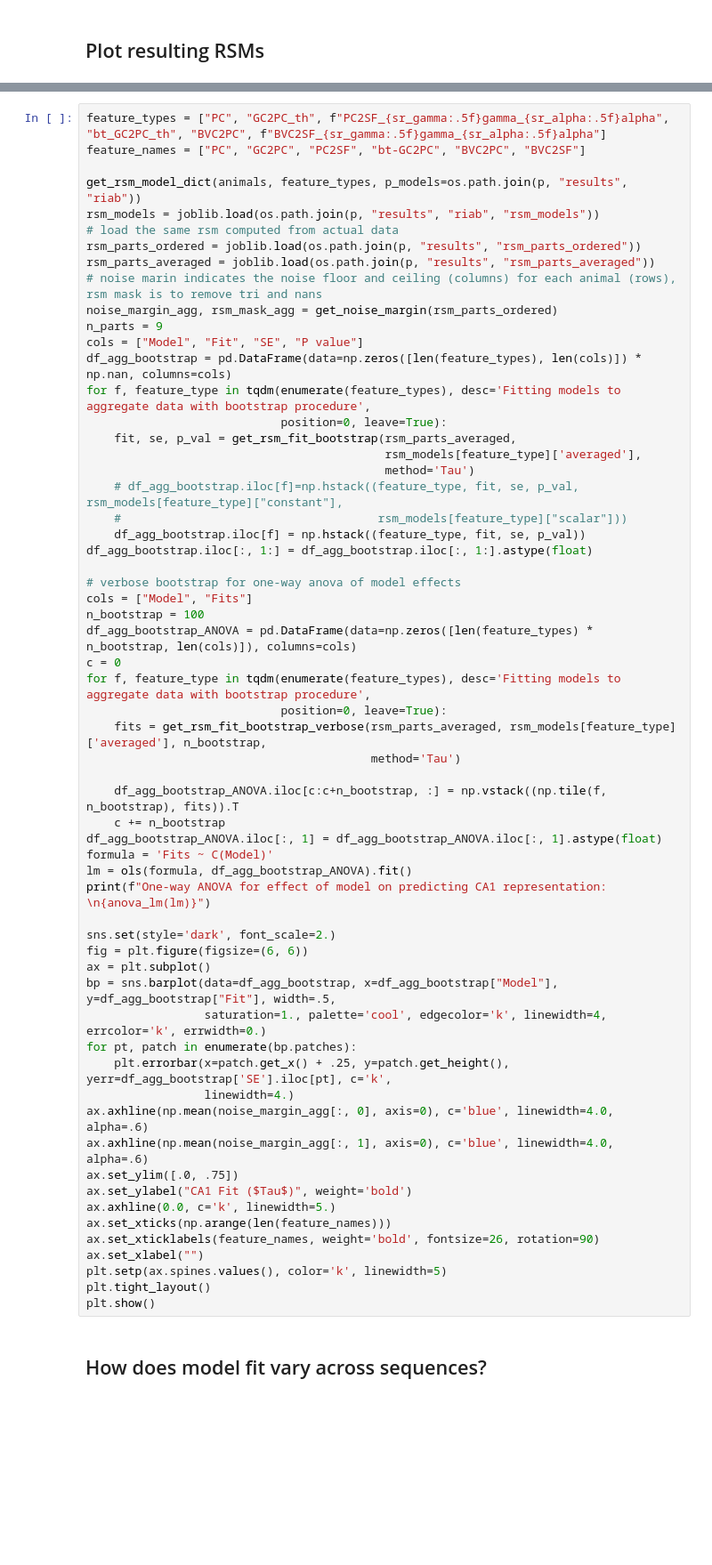
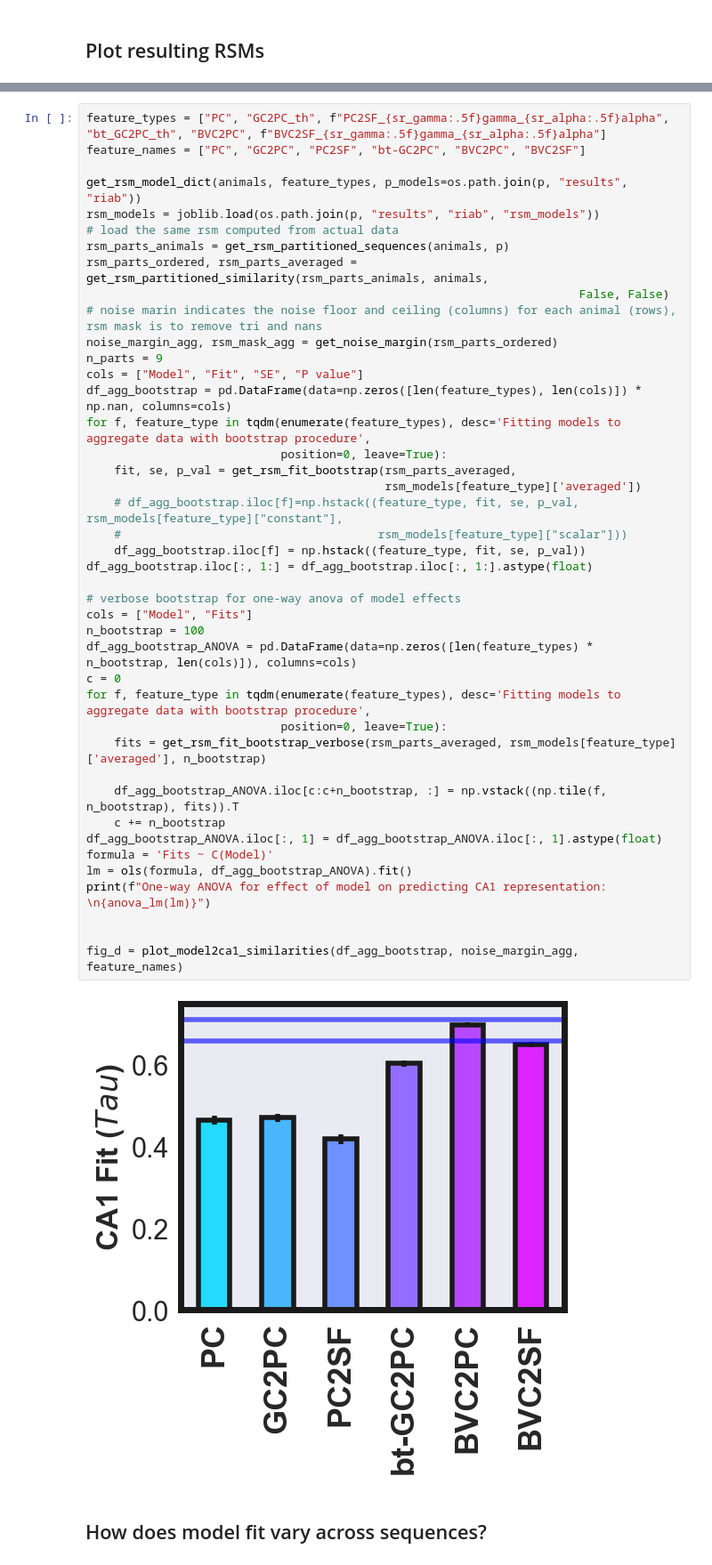
Before and after one commit to jquinnlee/georepca1, a Jupyter notebook: georepca1/demos/georep_hpc_figure4.ipynb, the cells around one changed output, grey strips where cells are left out. Shown at 89% size. Saved outputs shown, nothing was run; the diff lists cells and outputs as text; blank space fills up the shorter version.

```diff
--- a/georepca1/demos/georep_hpc_figure4.ipynb
+++ b/georepca1/demos/georep_hpc_figure4.ipynb
@@ -189,59 +192,43 @@ feature_names = ["PC", "GC2PC", "PC2SF", "bt-GC2PC", "BVC2PC", "BVC2SF"]
 get_rsm_model_dict(animals, feature_types, p_models=os.path.join(p, "results", "riab"))
 rsm_models = joblib.load(os.path.join(p, "results", "riab", "rsm_models"))
 # load the same rsm computed from actual data
-rsm_parts_ordered = joblib.load(os.path.join(p, "results", "rsm_parts_ordered"))
-rsm_parts_averaged = joblib.load(os.path.join(p, "results", "rsm_parts_averaged"))
+rsm_parts_animals = get_rsm_partitioned_sequences(animals, p)
+rsm_parts_ordered, rsm_parts_averaged = get_rsm_partitioned_similarity(rsm_parts_animals, animals,
+                                                                       False, False)
 # noise marin indicates the noise floor and ceiling (columns) for each animal (rows), rsm mask is to remove tri and nans
 noise_margin_agg, rsm_mask_agg = get_noise_margin(rsm_parts_ordered)
 n_parts = 9
 cols = ["Model", "Fit", "SE", "P value"]
 df_agg_bootstrap = pd.DataFrame(data=np.zeros([len(feature_types), len(cols)]) * np.nan, columns=cols)
 for f, feature_type in tqdm(enumerate(feature_types), desc='Fitting models to aggregate data with bootstrap procedure',
                             position=0, leave=True):
     fit, se, p_val = get_rsm_fit_bootstrap(rsm_parts_averaged,
-                                           rsm_models[feature_type]['averaged'],
-                                           method='Tau')
+                                           rsm_models[feature_type]['averaged'])
     # df_agg_bootstrap.iloc[f]=np.hstack((feature_type, fit, se, p_val, rsm_models[feature_type]["constant"],
     #                                     rsm_models[feature_type]["scalar"]))
     df_agg_bootstrap.iloc[f] = np.hstack((feature_type, fit, se, p_val))
 df_agg_bootstrap.iloc[:, 1:] = df_agg_bootstrap.iloc[:, 1:].astype(float)
 
 # verbose bootstrap for one-way anova of model effects
 cols = ["Model", "Fits"]
 n_bootstrap = 100
 df_agg_bootstrap_ANOVA = pd.DataFrame(data=np.zeros([len(feature_types) * n_bootstrap, len(cols)]), columns=cols)
 c = 0
 for f, feature_type in tqdm(enumerate(feature_types), desc='Fitting models to aggregate data with bootstrap procedure',
                             position=0, leave=True):
-    fits = get_rsm_fit_bootstrap_verbose(rsm_parts_averaged, rsm_models[feature_type]['averaged'], n_bootstrap,
-                                         method='Tau')
+    fits = get_rsm_fit_bootstrap_verbose(rsm_parts_averaged, rsm_models[feature_type]['averaged'], n_bootstrap)
 
     df_agg_bootstrap_ANOVA.iloc[c:c+n_bootstrap, :] = np.vstack((np.tile(f, n_bootstrap), fits)).T
     c += n_bootstrap
 df_agg_bootstrap_ANOVA.iloc[:, 1] = df_agg_bootstrap_ANOVA.iloc[:, 1].astype(float)
 formula = 'Fits ~ C(Model)'
 lm = ols(formula, df_agg_bootstrap_ANOVA).fit()
 print(f"One-way ANOVA for effect of model on predicting CA1 representation: \n{anova_lm(lm)}")
 
-sns.set(style='dark', font_scale=2.)
-fig = plt.figure(figsize=(6, 6))
-ax = plt.subplot()
-bp = sns.barplot(data=df_agg_bootstrap, x=df_agg_bootstrap["Model"], y=df_agg_bootstrap["Fit"], width=.5,
-                 saturation=1., palette='cool', edgecolor='k', linewidth=4, errcolor='k', errwidth=0.)
-for pt, patch in enumerate(bp.patches):
-    plt.errorbar(x=patch.get_x() + .25, y=patch.get_height(), yerr=df_agg_bootstrap['SE'].iloc[pt], c='k',
-                 linewidth=4.)
-ax.axhline(np.mean(noise_margin_agg[:, 0], axis=0), c='blue', linewidth=4.0, alpha=.6)
-ax.axhline(np.mean(noise_margin_agg[:, 1], axis=0), c='blue', linewidth=4.0, alpha=.6)
-ax.set_ylim([.0, .75])
-ax.set_ylabel("CA1 Fit ($Tau$)", weight='bold')
-ax.axhline(0.0, c='k', linewidth=5.)
-ax.set_xticks(np.arange(len(feature_names)))
-ax.set_xticklabels(feature_names, weight='bold', fontsize=26, rotation=90)
-ax.set_xlabel("")
-plt.setp(ax.spines.values(), color='k', linewidth=5)
-plt.tight_layout()
-plt.show()
+
+fig_d = plot_model2ca1_similarities(df_agg_bootstrap, noise_margin_agg, feature_names)
+# %% [output]
+[figure, added]
 # %% [markdown]
 ## How does model fit vary across sequences?
 # %%
```
Also changed, not shown: parts of 6 cells of this notebook, 2 other files.
